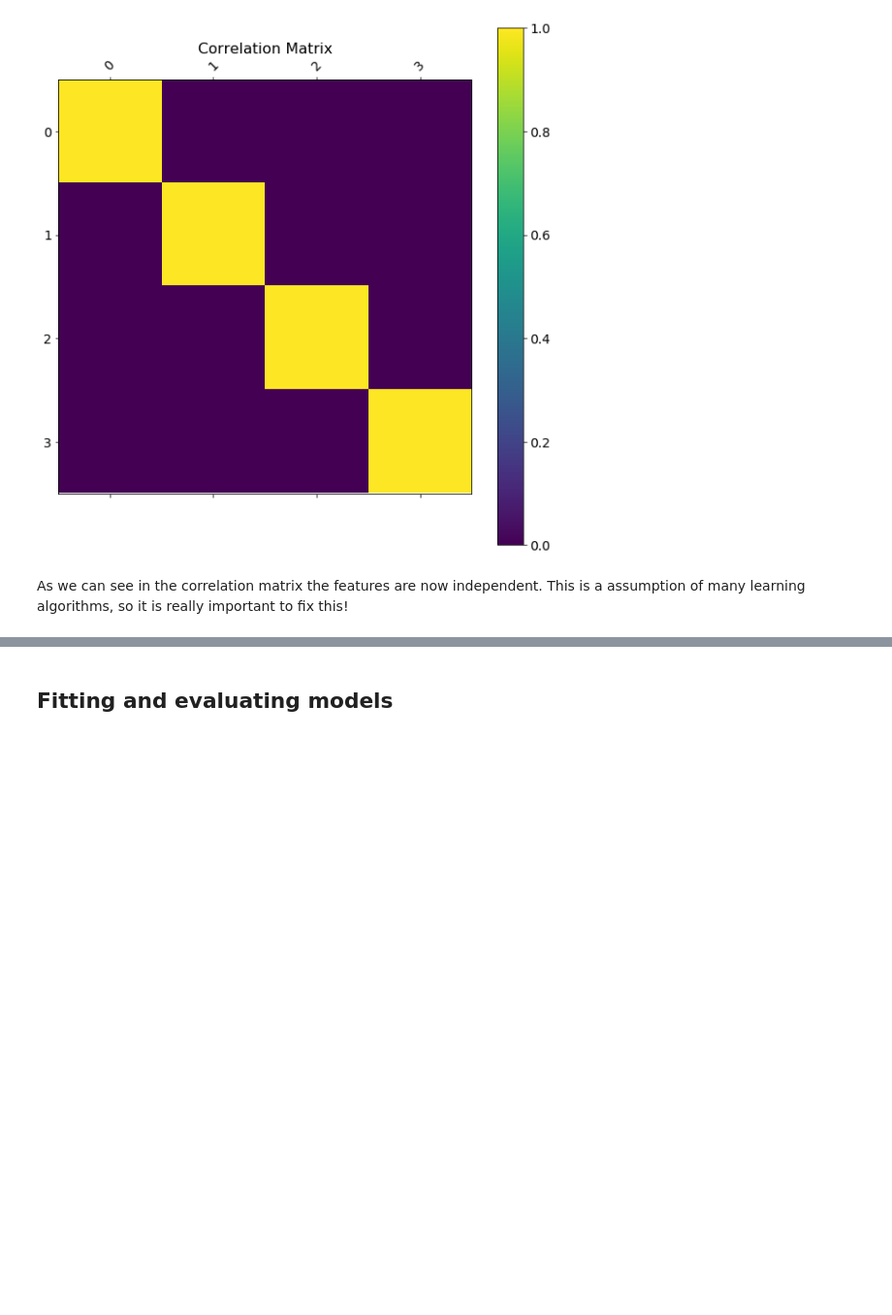
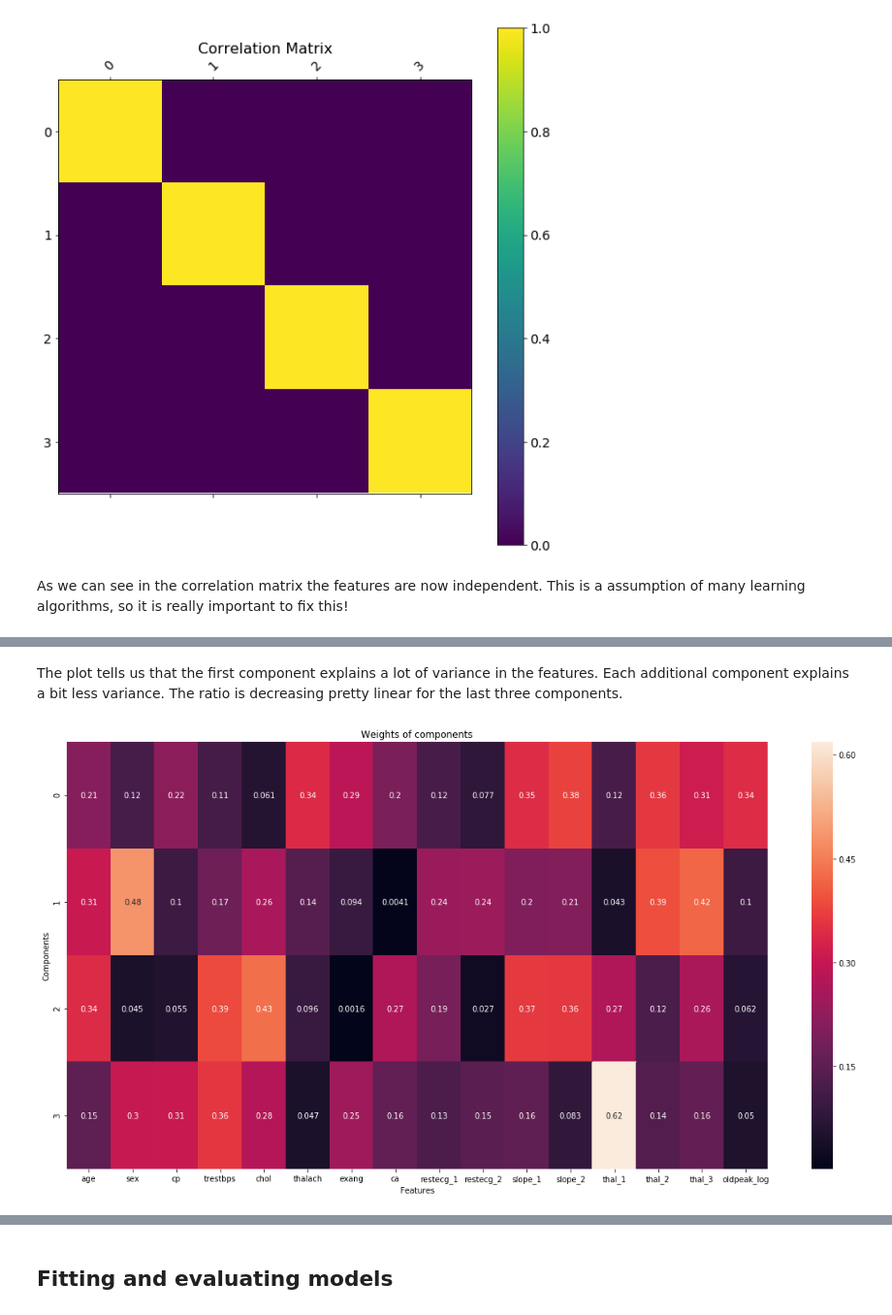
Before and after one commit to moritztng/heart-disease-detection, a Jupyter notebook: heart-disease-detection.ipynb, the cells around one changed output, grey strips where cells are left out. Shown at 97% size. Saved outputs shown, nothing was run; the diff lists cells and outputs as text; code cells hidden in the pictures; blank space fills up the shorter version.

```diff
--- a/heart-disease-detection.ipynb
+++ b/heart-disease-detection.ipynb
@@ -864,0 +876,11 @@ Now I will split the data in:
+# %% [markdown]
+The plot tells us that the first component explains a lot of variance in the features. Each additional component explains a bit less variance. The ratio is decreasing pretty linear for the last three components.
+# %%
+plt.figure(figsize=(20, 10))
+sns.heatmap(pd.DataFrame(pca_4.components_, columns = features_ss.columns).apply(abs), annot = True)
+plt.xlabel("Features")
+plt.ylabel("Components")
+plt.title("Weights of components")
+plt.show()
+# %% [output]
+[figure, added]
```
Also changed, not shown: parts of 61 cells of this notebook, 1 other file.
